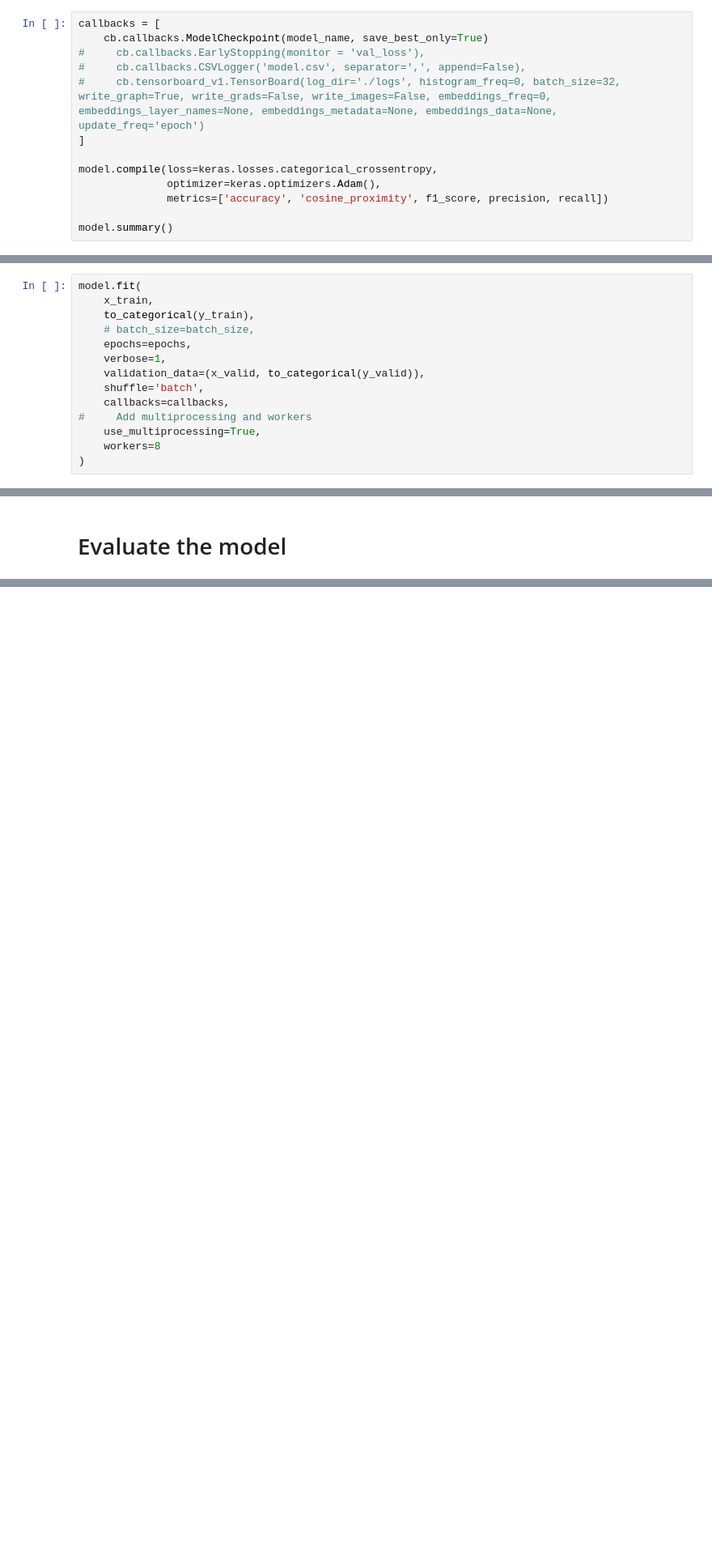
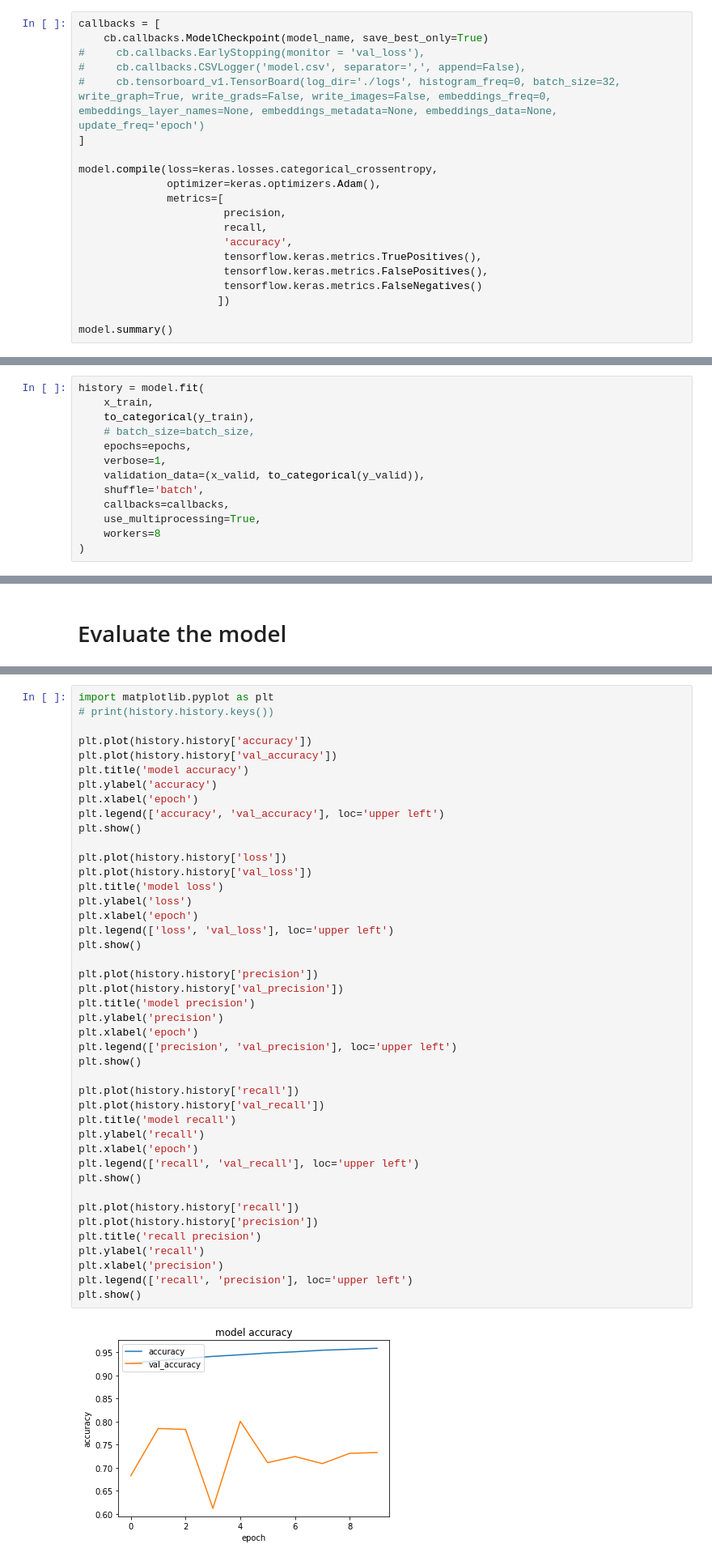
Before and after one commit to MatejHor/Bachelor, a Jupyter notebook: cnn_unet_adaptive_model.ipynb, the cells around one changed output, grey strips where cells are left out. Shown at 81% size. Saved outputs shown, nothing was run; the diff lists cells and outputs as text; blank space fills up the shorter version.

Commit message:
Wrok on unet_adaptive_model

```diff
--- a/cnn_unet_adaptive_model.ipynb
+++ b/cnn_unet_adaptive_model.ipynb
@@ -243,7 +262,14 @@ callbacks = [
 
 model.compile(loss=keras.losses.categorical_crossentropy,
               optimizer=keras.optimizers.Adam(),
-              metrics=['accuracy', 'cosine_proximity', f1_score, precision, recall])
+              metrics=[
+                       precision,
+                       recall,
+                       'accuracy',
+                       tensorflow.keras.metrics.TruePositives(),
+                       tensorflow.keras.metrics.FalsePositives(),
+                       tensorflow.keras.metrics.FalseNegatives()
+                      ])
 
 model.summary()
 # %% [output]
@@ -266,6 +292,6 @@ Non-trainable params: 1,536
 __________________________________________________________________________________________________
 # %%
-model.fit(
+history = model.fit(
     x_train,
     to_categorical(y_train),
     # batch_size=batch_size,
@@ -274,7 +300,6 @@ model.fit(
     validation_data=(x_valid, to_categorical(y_valid)),
     shuffle='batch',
     callbacks=callbacks,
-#     Add multiprocessing and workers
     use_multiprocessing=True,
     workers=8
 )
@@ -310,0 +366,45 @@ Test loss: 0.720955328841228 accuracy: 0.740936279296875 cosine_proximity: 0.781
+# %%
+import matplotlib.pyplot as plt
+# print(history.history.keys())
+
+plt.plot(history.history['accuracy'])
+plt.plot(history.history['val_accuracy'])
+plt.title('model accuracy')
+plt.ylabel('accuracy')
+plt.xlabel('epoch')
+plt.legend(['accuracy', 'val_accuracy'], loc='upper left')
+plt.show()
+
+plt.plot(history.history['loss'])
+plt.plot(history.history['val_loss'])
+plt.title('model loss')
+plt.ylabel('loss')
+plt.xlabel('epoch')
+plt.legend(['loss', 'val_loss'], loc='upper left')
+plt.show()
+
+plt.plot(history.history['precision'])
+plt.plot(history.history['val_precision'])
+plt.title('model precision')
+plt.ylabel('precision')
+plt.xlabel('epoch')
+plt.legend(['precision', 'val_precision'], loc='upper left')
+plt.show()
+
+plt.plot(history.history['recall'])
+plt.plot(history.history['val_recall'])
+plt.title('model recall')
+plt.ylabel('recall')
+plt.xlabel('epoch')
+plt.legend(['recall', 'val_recall'], loc='upper left')
+plt.show()
+
+plt.plot(history.history['recall'])
+plt.plot(history.history['precision'])
+plt.title('recall precision')
+plt.ylabel('recall')
+plt.xlabel('precision')
+plt.legend(['recall', 'precision'], loc='upper left')
+plt.show()
+# %% [output]
+[figure, added]
```
Also changed, not shown: parts of 20 cells of this notebook, 4 other files.
